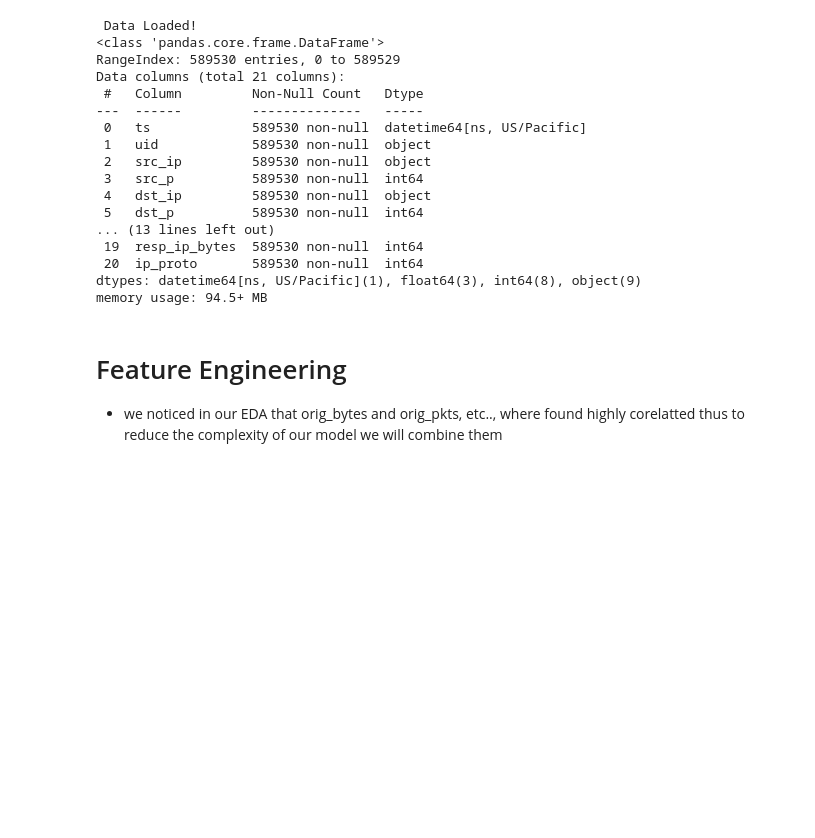
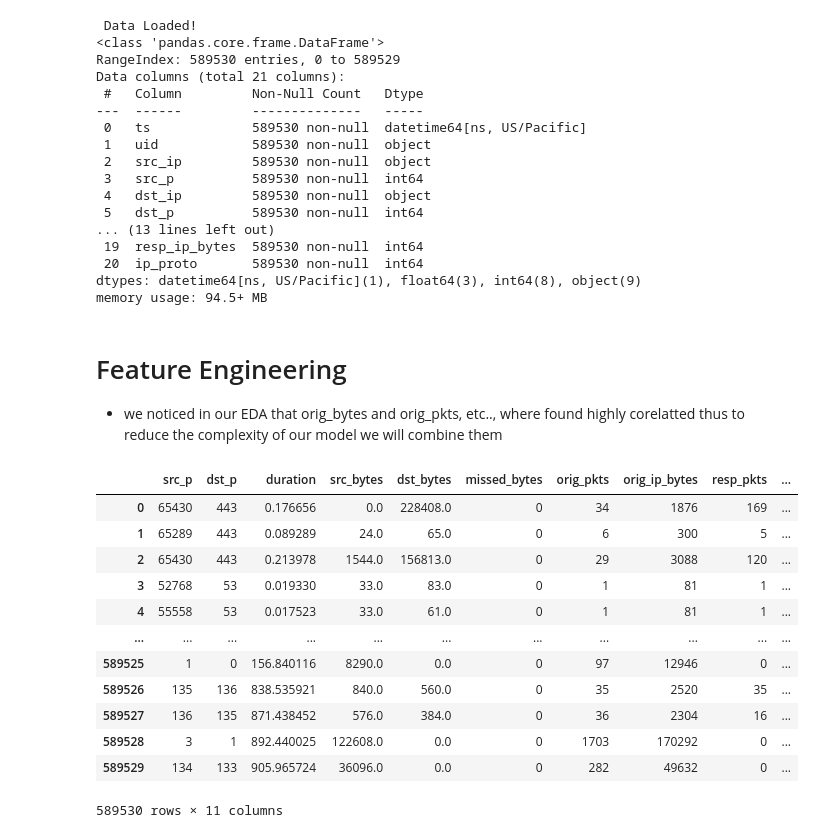
Before and after one commit to spinklerz/Network-IDS, a Jupyter notebook: Notebooks/03_preprocessing_cleaning_feature_engineering.ipynb, the cells around one changed output. Cells and saved outputs as stored; diff of their text form; code cells hidden in the pictures; blank space fills up the shorter version.

```diff
--- a/Notebooks/03_preprocessing_cleaning_feature_engineering.ipynb
+++ b/Notebooks/03_preprocessing_cleaning_feature_engineering.ipynb
@@ -49,3 +55,25 @@ memory usage: 94.5+ MB
 # %% [markdown]
 # Feature Engineering
 - we noticed in our EDA that orig_bytes and orig_pkts, etc.., where found highly corelatted thus to reduce the complexity of our model we will combine them
+# %%
+# Lets check our corr map again
+def drop_categorical(df):
+  temp = df.drop(columns=['src_ip', 'uid', 'dst_ip', 'proto', 'service', 'conn_state', 'local_orig', 'local_resp', 'history', 'ts'])
+  return temp
+n_data = drop_categorical(data)
+
+n_data
+# %% [output]
+|  | src_p | dst_p | duration | src_bytes | dst_bytes | missed_bytes | orig_pkts | orig_ip_bytes | resp_pkts | ... |
+| 0 | 65430 | 443 | 0.176656 | 0.0 | 228408.0 | 0 | 34 | 1876 | 169 | ... |
+| 1 | 65289 | 443 | 0.089289 | 24.0 | 65.0 | 0 | 6 | 300 | 5 | ... |
+| 2 | 65430 | 443 | 0.213978 | 1544.0 | 156813.0 | 0 | 29 | 3088 | 120 | ... |
+| 3 | 52768 | 53 | 0.019330 | 33.0 | 83.0 | 0 | 1 | 81 | 1 | ... |
+| 4 | 55558 | 53 | 0.017523 | 33.0 | 61.0 | 0 | 1 | 81 | 1 | ... |
+| ... | ... | ... | ... | ... | ... | ... | ... | ... | ... | ... |
+| 589525 | 1 | 0 | 156.840116 | 8290.0 | 0.0 | 0 | 97 | 12946 | 0 | ... |
+| 589526 | 135 | 136 | 838.535921 | 840.0 | 560.0 | 0 | 35 | 2520 | 35 | ... |
+| 589527 | 136 | 135 | 871.438452 | 576.0 | 384.0 | 0 | 36 | 2304 | 16 | ... |
+| 589528 | 3 | 1 | 892.440025 | 122608.0 | 0.0 | 0 | 1703 | 170292 | 0 | ... |
+| 589529 | 134 | 133 | 905.965724 | 36096.0 | 0.0 | 0 | 282 | 49632 | 0 | ... |
+589530 rows × 11 columns
```
Also changed, not shown: parts of 6 cells of this notebook.
